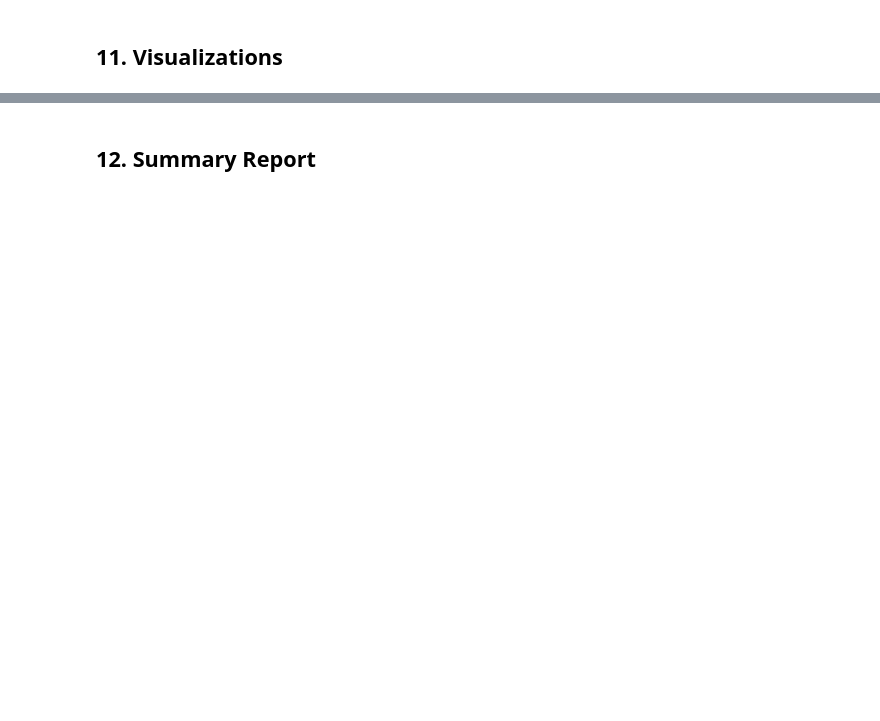
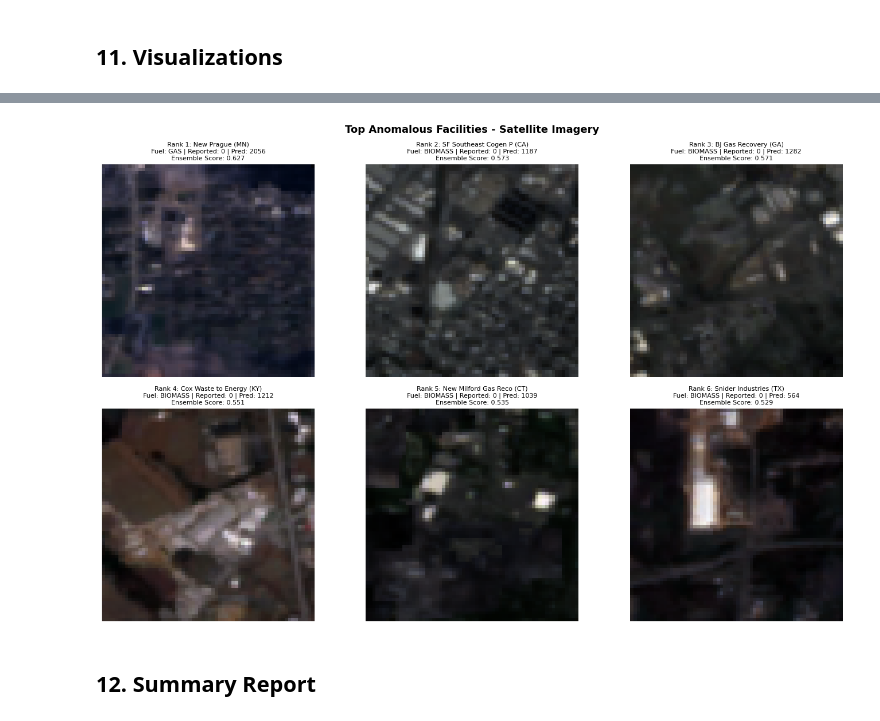
Before and after one commit to efrainrodriguezv/machine_learning_II_emission_detections, a Jupyter notebook: task4_anomaly_detection.ipynb, the cells around one changed output, grey strips where cells are left out. Saved outputs shown, nothing was run; the diff lists cells and outputs as text; code cells hidden in the pictures; blank space fills up the shorter version.

```diff
--- a/task4_anomaly_detection.ipynb
+++ b/task4_anomaly_detection.ipynb
@@ -572,49 +669,49 @@ else:
 # %%
-# ── Inspect top anomalies with their satellite images ───────────────────────
+# Inspect top anomalies with their satellite images
 top_anomalies = watchlist.head(6)
 
 fig, axes = plt.subplots(2, 3, figsize=(14, 9))
 axes = axes.ravel()
 
 for i, (rank, row) in enumerate(top_anomalies.iterrows()):
     ax = axes[i]
-    # Find the matching row in all_df
     match = all_df[all_df['SEQPLT14'] == row['SEQPLT14']] if 'SEQPLT14' in row else pd.DataFrame()
     if len(match) == 0:
-        ax.set_title(f"Rank {rank}: No match"); ax.axis('off'); continue
+        ax.set_title(f'Rank {rank}: No match'); ax.axis('off'); continue
     img_path = match.iloc[0]['img_path']
-    try:
-        with rasterio.open(img_path) as src:
-            img = src.read([1,2,3]).transpose(1,2,0).astype(float)
-        img = np.clip(img / (img.max() + 1e-8), 0, 1)
-        ax.imshow(img)
-    except Exception:
+
+    img_t = image_cache.get(img_path)
+    if img_t is not None:
+        img = img_t.numpy().transpose(1, 2, 0)  # (H, W, 3)
+        ax.imshow(np.clip(img, 0, 1))
+    else:
         ax.set_facecolor('gray')
 
     name     = row.get('PNAME', 'N/A')
     state    = row.get('PSTATABB', '?')
     fuel     = row.get('PLFUELCT', '?')
-    reported = row.get('co2_intensity', np.nan)
-    pred     = row.get('pred_intensity', np.nan)
-    score    = row.get('ensemble_score', np.nan)
+    reported = row.get('co2_intensity', float('nan'))
+    pred     = row.get('pred_intensity', float('nan'))
+    score    = row.get('ensemble_score', float('nan'))
+    rep_str  = f'{reported:.0f}' if pd.notna(reported) else 'N/A'
+    pred_str = f'{pred:.0f}'     if pd.notna(pred)     else 'N/A'
 
     ax.set_title(
-        f"Rank {rank}: {name[:20]} ({state})
-"
-        f"Fuel: {fuel} | Reported: {reported:.0f} | Predicted: {pred:.0f}
-"
-        f"Ensemble Score: {score:.3f}",
+        f'Rank {rank}: {str(name)[:20]} ({state})\n'
+        f'Fuel: {fuel} | Reported: {rep_str} | Pred: {pred_str}\n'
+        f'Ensemble Score: {score:.3f}',
         fontsize=8
     )
     ax.axis('off')
-    # Red border for highest anomalies
     for spine in ax.spines.values():
         spine.set_edgecolor('red'); spine.set_linewidth(3)
 
-plt.suptitle("Top Anomalous Facilities — Satellite Imagery", fontsize=13, fontweight='bold')
+plt.suptitle('Top Anomalous Facilities - Satellite Imagery', fontsize=13, fontweight='bold')
 plt.tight_layout()
 plt.savefig(OUTPUT_DIR / 'top_anomaly_images.png', dpi=150)
 plt.show()
+# %% [output]
+[figure, added]
 # %% [markdown]
 ## 12. Summary Report
 # %%
```
Also changed, not shown: parts of 14 cells of this notebook.
